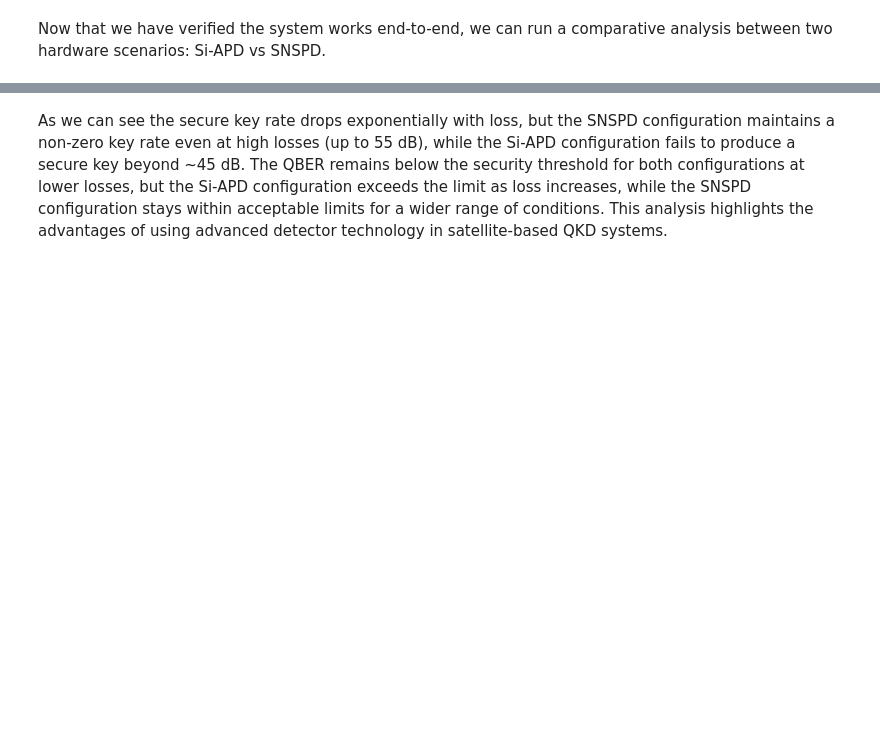
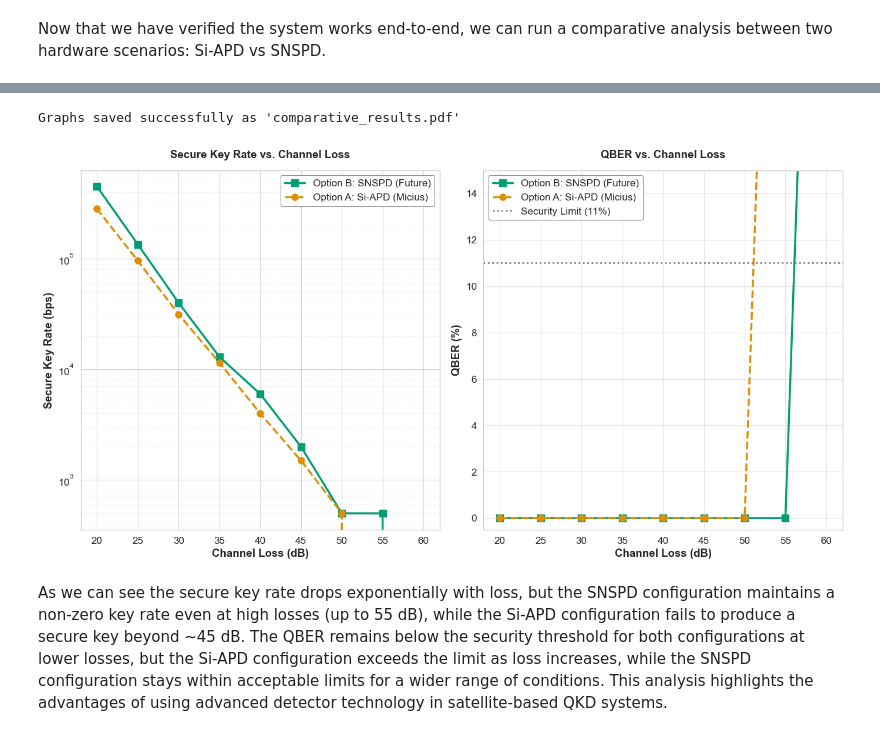
Before and after one commit to elizabethbirchhardwick/BB92_receiver_simulation, a Jupyter notebook: BB92_receiver_simulation.ipynb, the cells around one changed output, grey strips where cells are left out. Saved outputs shown, nothing was run; the diff lists cells and outputs as text; code cells hidden in the pictures; blank space fills up the shorter version.

Commit message:
Added more plots

```diff
--- a/BB92_receiver_simulation.ipynb
+++ b/BB92_receiver_simulation.ipynb
@@ -371,11 +368,6 @@ class Processor:
         return sifted_key
 
     def calc_QBER(self, sifted_key, duration_s, dark_rate_A=0, dark_rate_B=0, coincidence_window_ns=1.5):
-        """
-        Calculates QBER using a Hybrid Model:
-        1. Simulated Signal: Derived from the 'sifted_key' list (Monte Carlo).
-        2. Analytical Noise: Derived from dark counts (Mishra et al. 2022).
-        """
         print("--- Processor: Calculating QBER (Hybrid Model) ---")
 
         # The Signal (From Simulation)
@@ -680,2 +643,65 @@ Loss 60dB | Si-APD: 0.0 bps | SNSPD: 0.0 bps
+# %%
+# Plotting
+sns.set_theme(style="whitegrid", context="paper", font_scale=1.4)
+colors = sns.color_palette("colorblind")
+
+col_A = colors[1] # Option A (Ochre)
+col_B = colors[2] # Option B (Teal)
+
+# Create the figure
+fig, (ax1, ax2) = plt.subplots(1, 2, figsize=(14, 7))
+
+# --- PLOT 1: SECURE KEY RATE ---
+# zorder=2 for solid line (bottom), zorder=3 for dashed line (top)
+ax1.semilogy(loss_values, results["snspd"]["rate"],
+             color=col_B, marker='s', markersize=8, linewidth=2.5,
+             label=CONFIG_SNSPD["LABEL"], linestyle='-', zorder=2)
+
+ax1.semilogy(loss_values, results["si_apd"]["rate"],
+             color=col_A, marker='o', markersize=8, linewidth=2.5,
+             label=CONFIG_SI_APD["LABEL"], linestyle='--', zorder=3)
+
+ax1.set_title("Secure Key Rate vs. Channel Loss", fontweight='bold', pad=15)
+ax1.set_xlabel("Channel Loss (dB)", fontweight='bold')
+ax1.set_ylabel("Secure Key Rate (bps)", fontweight='bold')
+ax1.legend(frameon=True, framealpha=0.9, edgecolor='gray', fancybox=True)
+ax1.grid(True, which="major", linestyle='-', alpha=0.8)
+ax1.grid(True, which="minor", linestyle=':', alpha=0.4)
+ax1.set_box_aspect(1)
+
+# --- PLOT 2: QBER ---
+qber_si = [q * 100 for q in results["si_apd"]["qber"]]
+qber_snspd = [q * 100 for q in results["snspd"]["qber"]]
+
+# Plot solid line (Option B) first (lower layer)
+ax2.plot(loss_values, qber_snspd,
+         color=col_B, marker='s', markersize=8, linewidth=2.5,
+         label=CONFIG_SNSPD["LABEL"], linestyle='-', zorder=2)
+
+# Plot dashed line (Option A) second (higher layer) so it sits on top
+ax2.plot(loss_values, qber_si,
+         color=col_A, marker='o', markersize=8, linewidth=2.5,
+         label=CONFIG_SI_APD["LABEL"], linestyle='--', zorder=3)
+
+# Security Threshold Line
+ax2.axhline(y=11.0, color='gray', linestyle=':', linewidth=2, label="Security Limit (11%)", zorder=1)
+
+ax2.set_title("QBER vs. Channel Loss", fontweight='bold', pad=15)
+ax2.set_xlabel("Channel Loss (dB)", fontweight='bold')
+ax2.set_ylabel("QBER (%)", fontweight='bold')
+
+ax2.set_ylim(-0.5, 15)
+
+ax2.legend(frameon=True, framealpha=0.9, edgecolor='gray', fancybox=True)
+ax2.grid(True, alpha=0.5)
+ax2.set_box_aspect(1)
+
+# --- SAVE ---
+plt.tight_layout()
+plt.savefig("comparative_results.pdf", format='pdf', bbox_inches='tight')
+print("Graphs saved successfully as 'comparative_results.pdf'")
+# %% [output]
+Graphs saved successfully as 'comparative_results.pdf'
+[figure, added]
 # %% [markdown]
 As we can see the secure key rate drops exponentially with loss, but the SNSPD configuration maintains a non-zero key rate even at high losses (up to 55 dB), while the Si-APD configuration fails to produce a secure key beyond ~45 dB. The QBER remains below the security threshold for both configurations at lower losses, but the Si-APD configuration exceeds the limit as loss increases, while the SNSPD configuration stays within acceptable limits for a wider range of conditions. This analysis highlights the advantages of using advanced detector technology in satellite-based QKD systems.
```
Also changed, not shown: parts of 6 cells of this notebook.
